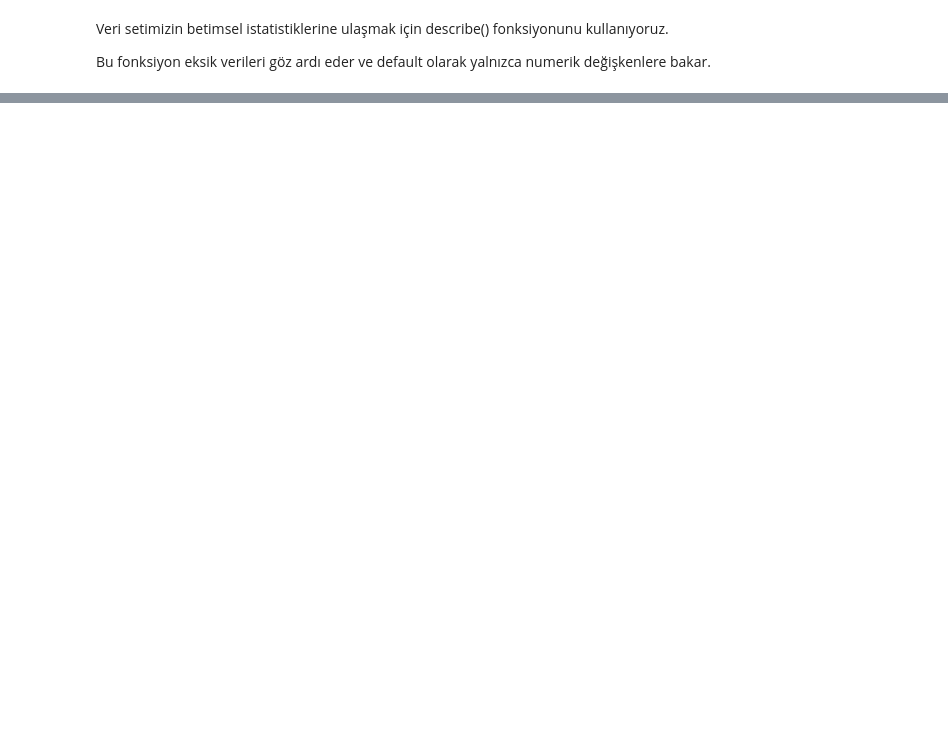
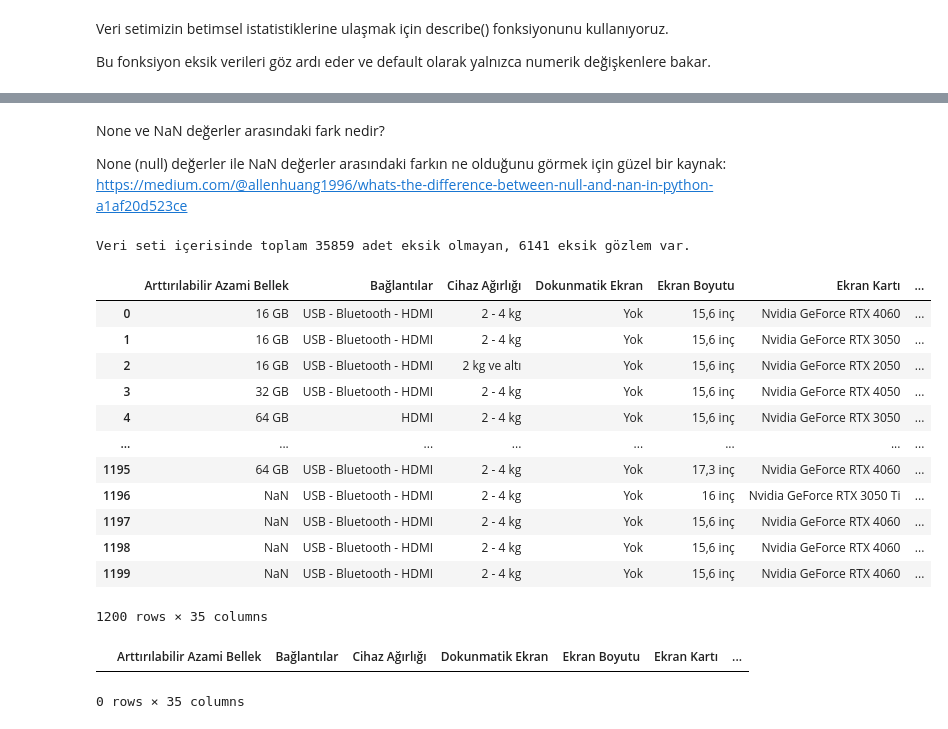
Before and after one commit to ikriyusuf/Laptop-Price-Prediction, a Jupyter notebook: data_manipulation.ipynb, the cells around one changed output, grey strips where cells are left out. Drawn from its saved outputs; the diff is of its cells as text; code cells hidden in the pictures; blank space fills up the shorter version.

Commit message:
veri manipülasyonu işlemleri 1

```diff
--- a/data_manipulation.ipynb
+++ b/data_manipulation.ipynb
@@ -78,0 +249,32 @@ df.describe().T # -> .T eklentisi elde edeceğimiz çıktıyı transpose eder.
+# %% [markdown]
+None ve NaN değerler arasındaki fark nedir?
+
+None (null) değerler ile NaN değerler arasındaki farkın ne olduğunu görmek için güzel bir kaynak: https://medium.com/@allenhuang1996/whats-the-difference-between-null-and-nan-in-python-a1af20d523ce
+# %%
+# Veri setinde toplam kaç adet eksik gözlem var, kaç adet eksik olmayan gözlem var görelim.
+print(f"Veri seti içerisinde toplam {df.notnull().sum().sum()} adet eksik olmayan, {df.isnull().sum().sum()} eksik gözlem var.")
+# %% [output]
+Veri seti içerisinde toplam 35859 adet eksik olmayan, 6141 eksik gözlem var.
+# %%
+# Veri setinde en az bir gözlemi eksik olan kayıtlara da ulaşabiliriz.
+df[df.isnull().any(axis = 1)]
+# %% [output]
+|  | Arttırılabilir Azami Bellek | Bağlantılar | Cihaz Ağırlığı | Dokunmatik Ekran | Ekran Boyutu | Ekran Kartı | ... |
+| 0 | 16 GB | USB - Bluetooth - HDMI | 2 - 4 kg | Yok | 15,6 inç | Nvidia GeForce RTX 4060 | ... |
+| 1 | 16 GB | USB - Bluetooth - HDMI | 2 - 4 kg | Yok | 15,6 inç | Nvidia GeForce RTX 3050 | ... |
+| 2 | 16 GB | USB - Bluetooth - HDMI | 2 kg ve altı | Yok | 15,6 inç | Nvidia GeForce RTX 2050 | ... |
+| 3 | 32 GB | USB - Bluetooth - HDMI | 2 - 4 kg | Yok | 15,6 inç | Nvidia GeForce RTX 4050 | ... |
+| 4 | 64 GB | HDMI | 2 - 4 kg | Yok | 15,6 inç | Nvidia GeForce RTX 3050 | ... |
+| ... | ... | ... | ... | ... | ... | ... | ... |
+| 1195 | 64 GB | USB - Bluetooth - HDMI | 2 - 4 kg | Yok | 17,3 inç | Nvidia GeForce RTX 4060 | ... |
+| 1196 | NaN | USB - Bluetooth - HDMI | 2 - 4 kg | Yok | 16 inç | Nvidia GeForce RTX 3050 Ti | ... |
+| 1197 | NaN | USB - Bluetooth - HDMI | 2 - 4 kg | Yok | 15,6 inç | Nvidia GeForce RTX 4060 | ... |
+| 1198 | NaN | USB - Bluetooth - HDMI | 2 - 4 kg | Yok | 15,6 inç | Nvidia GeForce RTX 4060 | ... |
+| 1199 | NaN | USB - Bluetooth - HDMI | 2 - 4 kg | Yok | 15,6 inç | Nvidia GeForce RTX 4060 | ... |
+1200 rows × 35 columns
+# %%
+# Hiç eksik gözlemi bulunmayan kayıtları getirelim.
+df[df.notnull().all(axis = 1)][:5]
+# %% [output]
+|  | Arttırılabilir Azami Bellek | Bağlantılar | Cihaz Ağırlığı | Dokunmatik Ekran | Ekran Boyutu | Ekran Kartı | ... |
+0 rows × 35 columns
```
Also changed, not shown: parts of 29 cells of this notebook, 1 other file.
